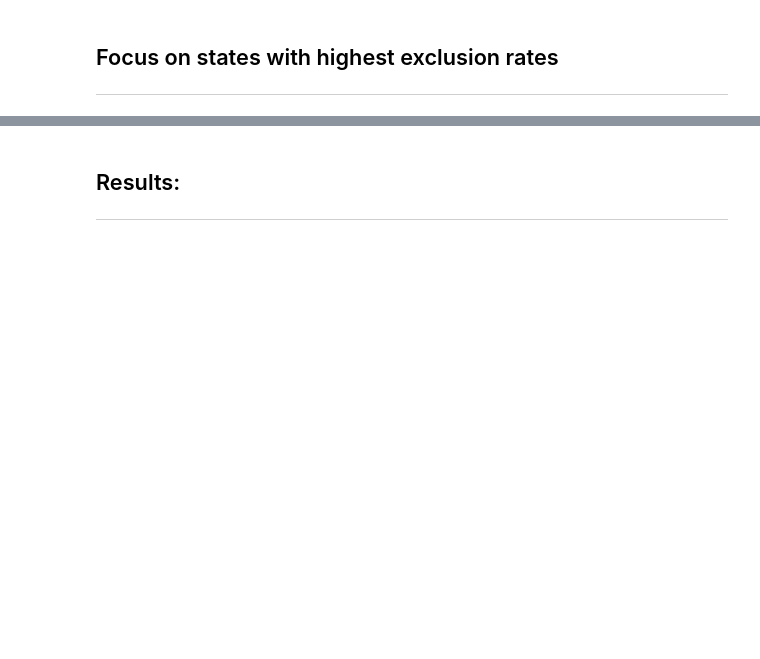
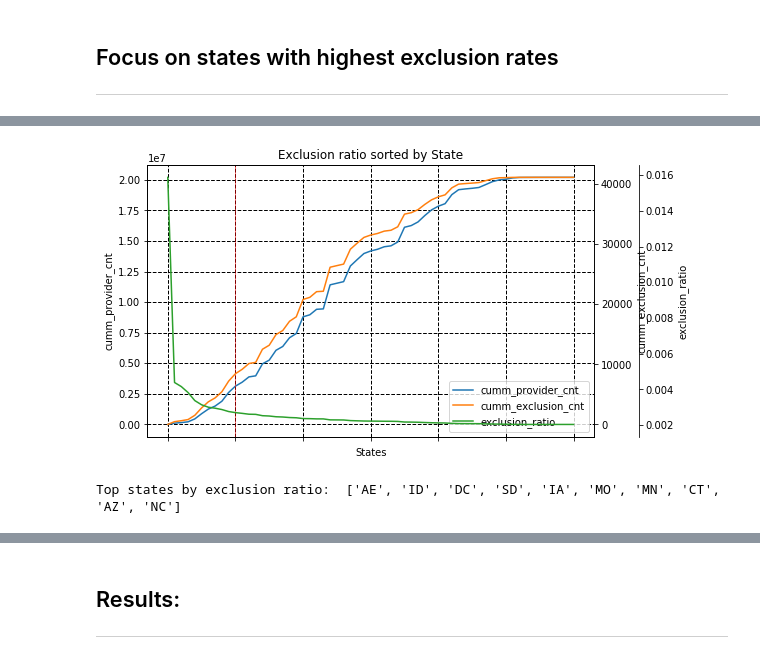
Before and after one commit to dast1/healthcare-fraud, a Jupyter notebook: src/reduce features.ipynb, the cells around one changed output, grey strips where cells are left out. Saved outputs shown, nothing was run; the diff lists cells and outputs as text; code cells hidden in the pictures; blank space fills up the shorter version.

```diff
--- a/src/reduce features.ipynb
+++ b/src/reduce features.ipynb
@@ -98,6 +127,6 @@ df_id_250drugs.head()
 # %%
-X_250drugs = X.iloc[trgt_idx].reset_index(drop=True)
-print("X_250drugs shape: ", X_250drugs.shape)
+X_drugs = X.iloc[trgt_idx].reset_index(drop=True)
+print("X_drugs shape: ", X_drugs.shape)
 
-y_250drugs = y.iloc[trgt_idx].reset_index(drop=True)
-print("y_250drugs shape: ", y_250drugs.shape)
+y_drugs = y.iloc[trgt_idx].reset_index(drop=True)
+print("y_drugs shape: ", y_drugs.shape)
@@ -106,3 +136,3 @@ df_id_250drugs = df_id_250drugs.reset_index(drop=True)
 # %%
-X_250drugs = X_250drugs.reset_index(drop=True)
-y_250drugs = y_250drugs.reset_index(drop=True)
+X_drugs = X_drugs.reset_index(drop=True)
+y_drugs = y_drugs.reset_index(drop=True)
@@ -118,14 +165,14 @@ del df_id, X, y
 ---
 # %%
 # add label
-df_id_250drugs['exclusion'] = y_250drugs
+X_drugs['exclusion'] = y_drugs
 
 # count `exclusion by state`
-exclusions_by_state = df_id_250drugs[['nppes_provider_state','exclusion']].groupby('nppes_provider_state').agg('sum')\
+exclusions_by_state = X_drugs[['nppes_provider_state','exclusion']].groupby('nppes_provider_state').agg('sum')\
                                                              .sort_values('exclusion', ascending=False).astype(int)
 
 # count Medicare Part D `providers by state`
-providers_by_state = df_id_250drugs[['nppes_provider_state','npi']].groupby('nppes_provider_state').agg('count')\
+providers_by_state = X_drugs[['nppes_provider_state','npi']].groupby('nppes_provider_state').agg('count')\
                                                              .sort_values('npi', ascending=False).astype(int)
 
 # join `exclusion by state` and `providers by state`
@@ -143,12 +198,16 @@ state_ratio_df['cumm_exclusion_cnt'] = counts_by_state['exclusion'].cumsum()
 state_ratio_df['exclusion_ratio'] = state_ratio_df['cumm_exclusion_cnt']/state_ratio_df['cumm_provider_cnt']
 # %%
 # Plot sorted cumulative chart by Exclusion Ratio
-threshold_value=20
+threshold_value=10
 src.plot_multi(state_ratio_df, threshold_value, 'States', figsize=(8,5), title='Exclusion ratio sorted by State')
 plt.show()
+# %% [output]
+[figure, added]
 # %%
 target_states = state_ratio_df.index[:threshold_value].tolist()
-print('Top states by exclusion ratio: ', top_states)
+print('Top states by exclusion ratio: ', target_states)
+# %% [output]
+Top states by exclusion ratio:  ['AE', 'ID', 'DC', 'SD', 'IA', 'MO', 'MN', 'CT', 'AZ', 'NC']
 # %%
 # get indeces for target_drugs
 def find_state_index(state):
```
Also changed, not shown: parts of 28 cells of this notebook, 1 other file.
